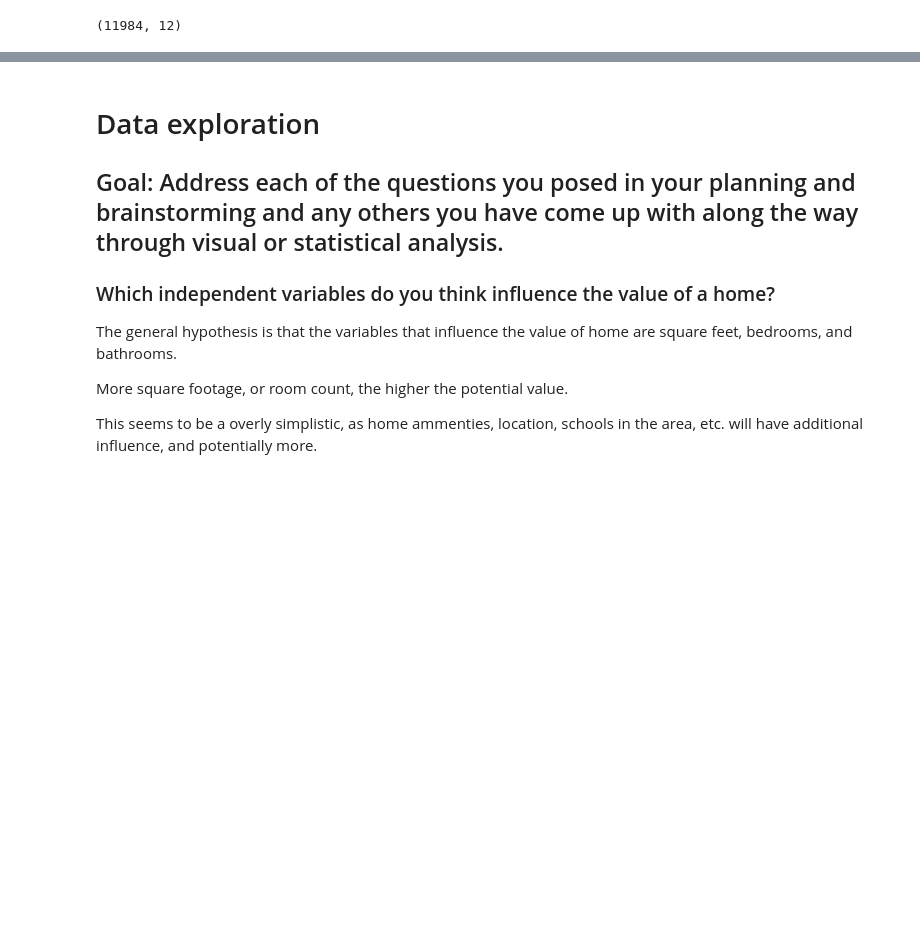
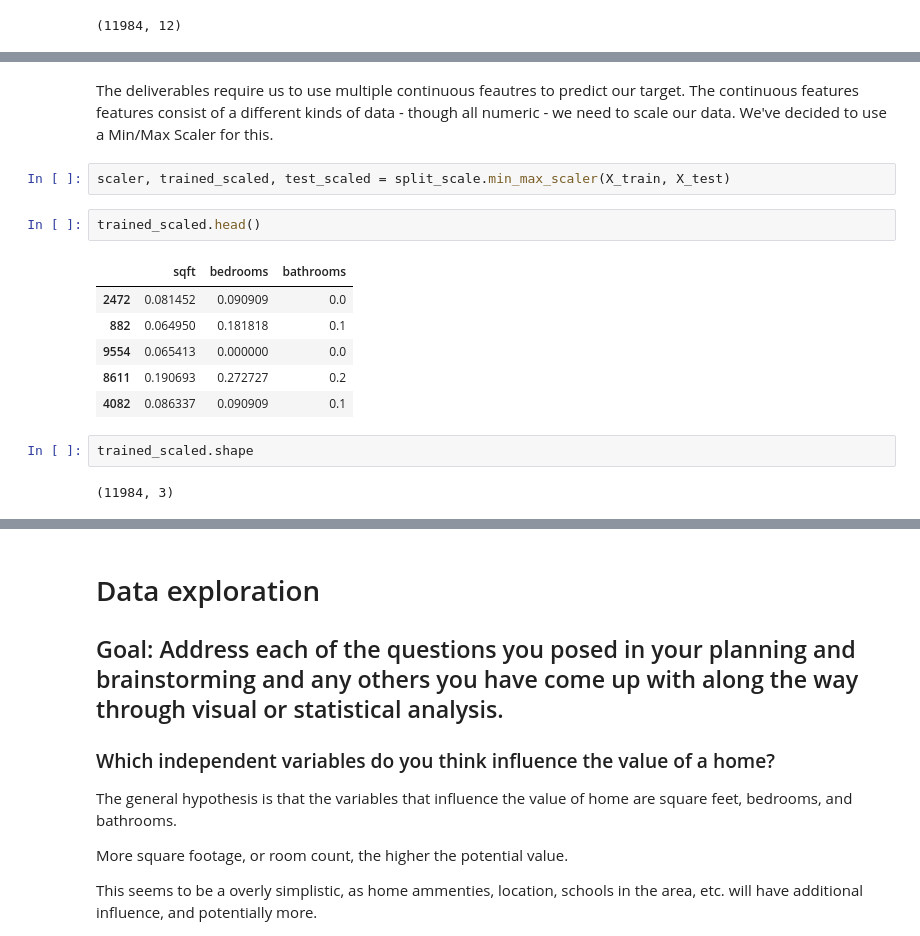
Before and after one commit to chasethompson/Home-Value-Estimator, a Jupyter notebook: zillow_project.ipynb, the cells around one changed output, grey strips where cells are left out. Cells and saved outputs as stored; diff of their text form; blank space fills up the shorter version.

```diff
--- a/zillow_project.ipynb
+++ b/zillow_project.ipynb
@@ -373,0 +371,17 @@ y_train.head()
+# %% [markdown]
+The deliverables require us to use multiple continuous feautres to predict our target. The continuous features features consist of a different kinds of data - though all numeric - we need to scale our data. We've decided to use a Min/Max Scaler for this.
+# %%
+scaler, trained_scaled, test_scaled = split_scale.min_max_scaler(X_train, X_test)
+# %%
+trained_scaled.head()
+# %% [output]
+|  | sqft | bedrooms | bathrooms |
+| 2472 | 0.081452 | 0.090909 | 0.0 |
+| 882 | 0.064950 | 0.181818 | 0.1 |
+| 9554 | 0.065413 | 0.000000 | 0.0 |
+| 8611 | 0.190693 | 0.272727 | 0.2 |
+| 4082 | 0.086337 | 0.090909 | 0.1 |
+# %%
+trained_scaled.shape
+# %% [output]
+(11984, 3)
```
Also changed, not shown: parts of 36 cells of this notebook.
